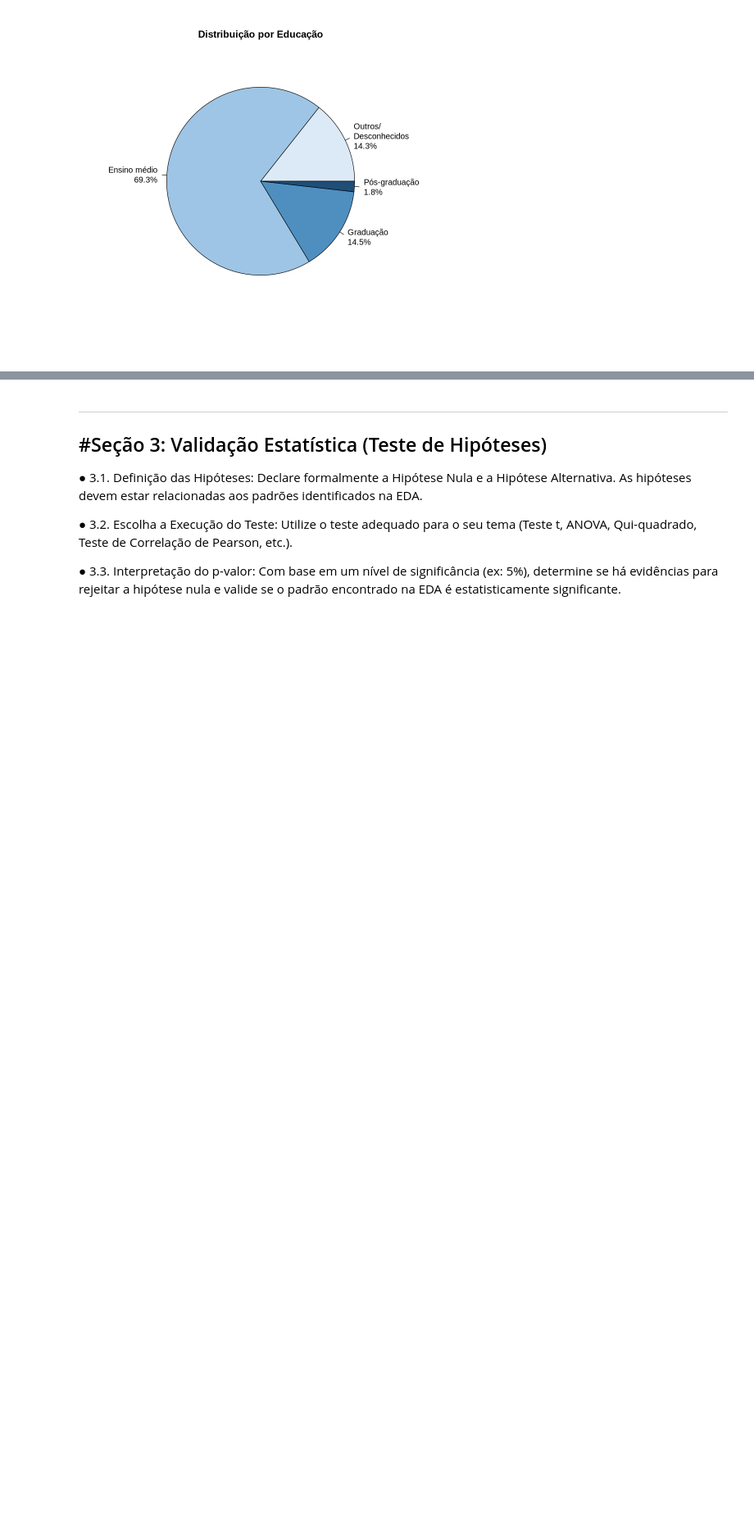
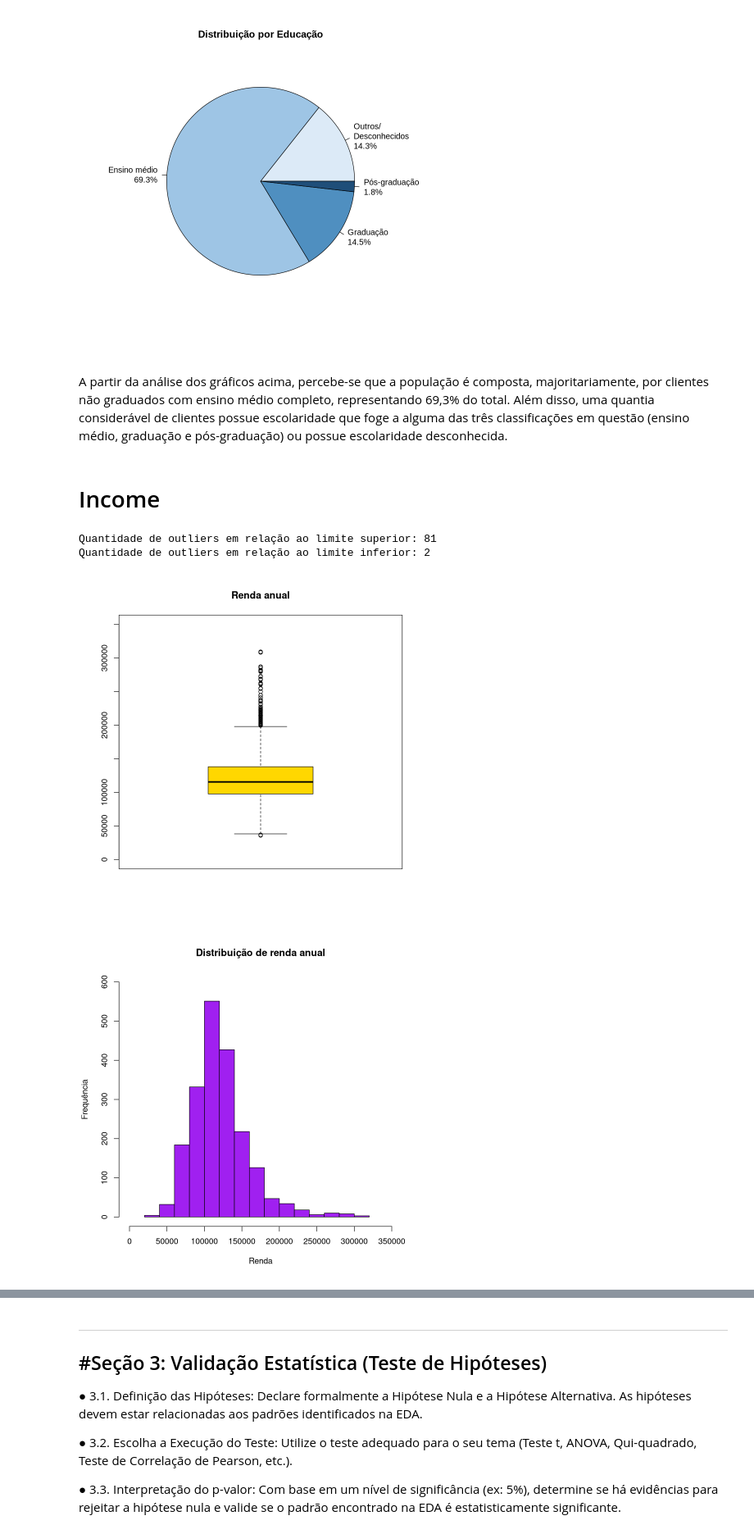
Before and after one commit to ThAlvesM/Kmean_2026-1, a Jupyter notebook: Kmean_2026-1.ipynb, the cells around one changed output, grey strips where cells are left out. Shown at 82% size. Cells and saved outputs as stored; diff of their text form; code cells hidden in the pictures; blank space fills up the shorter version.

Commit message:
Adiciona descrição de educação e a parte de Income

```diff
--- a/Kmean_2026-1.ipynb
+++ b/Kmean_2026-1.ipynb
@@ -399,3 +414,45 @@ pizza <- pie(
 # %% [output]
 [figure]
 [figure]
+# %% [markdown]
+A partir da análise dos gráficos acima, percebe-se que a população é composta, majoritariamente, por clientes não graduados com ensino médio completo, representando 69,3% do total. Além disso, uma quantia considerável de clientes possue escolaridade que foge a alguma das três classificações em questão (ensino médio, graduação e pós-graduação) ou possue escolaridade desconhecida.
+# %% [markdown]
+# Income
+# %%
+par(bg = "white")
+
+Income_var <- dataset_sem_id$Income
+
+bp <- boxplot(
+    Income_var,
+    main = "Renda anual",
+    col = "gold",
+    ylim = c(0, 350000)
+)
+
+check_upper_lim <- function(c) {
+    cat("Quantidade de outliers em relação ao limite superior:", sum(c > 198685.75))
+}
+
+check_lower_lim <- function(c) {
+    cat("Quantidade de outliers em relação ao limite inferior:", sum(c < 37049.75))
+}
+
+check_upper_lim(Income_var)
+cat("\n")
+check_lower_lim(Income_var)
+
+ht <- hist(
+    Income_var,
+    main = "Distribuição de renda anual",
+    xlab = "Renda",
+    ylab = "Frequência",
+    col = "purple",
+    xlim = c(0, 350000),
+    ylim = c(0, 600)
+)
+# %% [output]
+Quantidade de outliers em relação ao limite superior: 81
+Quantidade de outliers em relação ao limite inferior: 2
+[figure, added]
+[figure, added]
```
Also changed, not shown: parts of 5 cells of this notebook.
